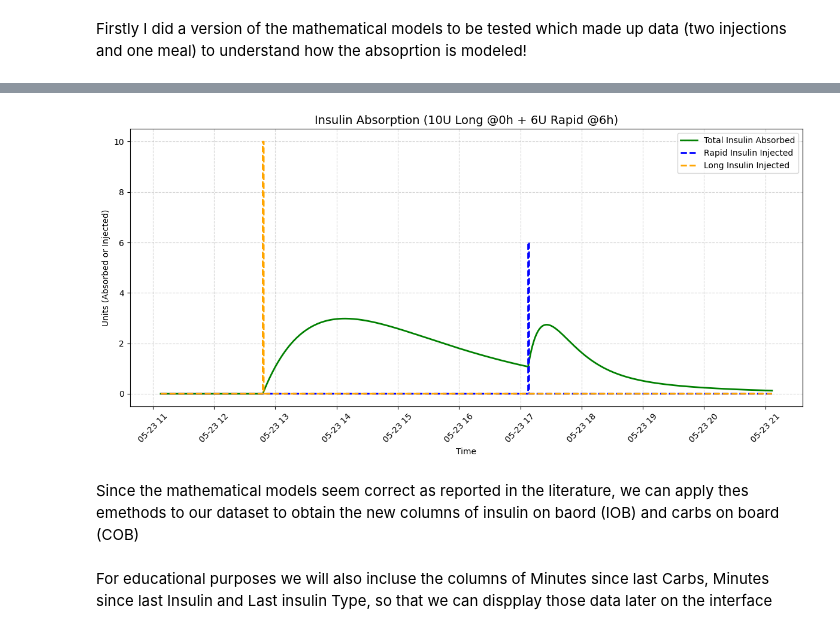
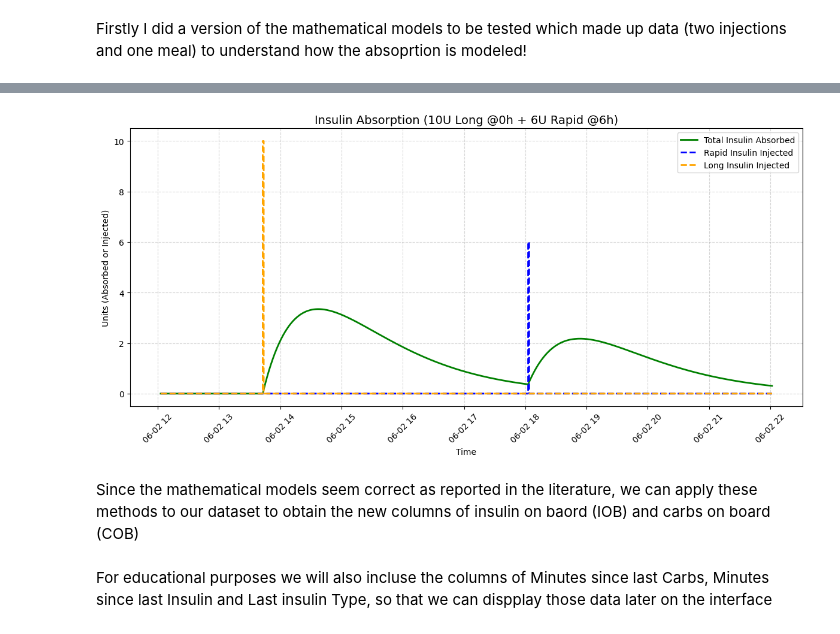
Before and after one commit to emmacscs/FinalProjectThesis, a Jupyter notebook: MachineLearning/MathematicalModel.ipynb, the cells around one changed output, grey strips where cells are left out. Drawn from its saved outputs; the diff is of its cells as text; code cells hidden in the pictures.

```diff
--- a/MachineLearning/MathematicalModel.ipynb
+++ b/MachineLearning/MathematicalModel.ipynb
@@ -177,56 +102,54 @@ plt.show()
 # %%
 
-# Time setup
 dt = 1  # 1-minute resolution
 total_minutes = 10 * 60
 steps = total_minutes // dt
 time_range = [datetime.now() + timedelta(minutes=i*dt) for i in range(steps)]
 
-# Injection profile (hardcoded)
+
 rapid_injection = np.zeros(steps)
 long_injection = np.zeros(steps)
 rapid_injection[360] = 6    # inject 6U rapid at 6h
 long_injection[100] = 10      # inject 10U long at t=0
 
-# 2-compartment absorption model
-def insulin_absorption_model(injection_array, ka1, ka2):
-    Q1 = np.zeros(steps)
-    Q2 = np.zeros(steps)
+def insulin_absorption_model(injection_array, dt=1):
+    steps = len(injection_array)
+    Isc1 = np.zeros(steps)
+    Isc2 = np.zeros(steps)
+
     for i in range(1, steps):
-        inj = injection_array[i]
-        dQ1 = (-ka1 * Q1[i-1] + inj) * dt
-        dQ2 = (ka1 * Q1[i-1] - ka2 * Q2[i-1]) * dt
-        Q1[i] = Q1[i-1] + dQ1
-        Q2[i] = Q2[i-1] + dQ2
-    return Q2
+        u = injection_array[i]  # Insulin input u(t)
 
-# Parameters
-ka1_rapid, ka2_rapid = 0.04, 0.06
-ka1_long, ka2_long = 0.01, 0.015
+        dIsc1 = (- (0.0164 + 0.0018) * Isc1[i-1] + u) * dt
+        dIsc2 = (0.0164 * Isc1[i-1] - 0.0182 * Isc2[i-1]) * dt
 
-# Simulate absorption
-rapid_abs = insulin_absorption_model(rapid_injection, ka1_rapid, ka2_rapid)
-long_abs = insulin_absorption_model(long_injection, ka1_long, ka2_long)
+        Isc1[i] = Isc1[i-1] + dIsc1
+        Isc2[i] = Isc2[i-1] + dIsc2
+
+    return Isc2
+
+rapid_abs = insulin_absorption_model(rapid_injection)
+long_abs = insulin_absorption_model(long_injection)
 total_abs = rapid_abs + long_abs
 
 # Plot total absorption + injections
 plt.figure(figsize=(12, 6))
 plt.plot(time_range, total_abs, label='Total Insulin Absorbed', color='green', linewidth=2)
 plt.step(time_range, rapid_injection, label='Rapid Insulin Injected', where='post', linestyle='--', color='blue', linewidth=2)
 plt.step(time_range, long_injection, label='Long Insulin Injected', where='post', linestyle='--', color='orange', linewidth=2)
 
 plt.title("Insulin Absorption (10U Long @0h + 6U Rapid @6h)", fontsize=14)
 plt.xlabel("Time")
 plt.ylabel("Units (Absorbed or Injected)")
 plt.xticks(rotation=45)
 plt.grid(True, linestyle='--', alpha=0.5)
 plt.legend()
 plt.tight_layout()
 plt.show()
 # %% [output]
-[figure, old version]
+[figure, new version]
 # %% [markdown]
-Since the mathematical models seem correct as reported in the literature, we can apply thes emethods to our dataset to obtain the new columns of insulin on baord (IOB) and carbs on board (COB)
+Since the mathematical models seem correct as reported in the literature, we can apply these methods to our dataset to obtain the new columns of insulin on baord (IOB) and carbs on board (COB)
 # %%
 df_kinetics = df.copy()
 
```
Also changed, not shown: parts of 8 cells of this notebook, 13 other files.
